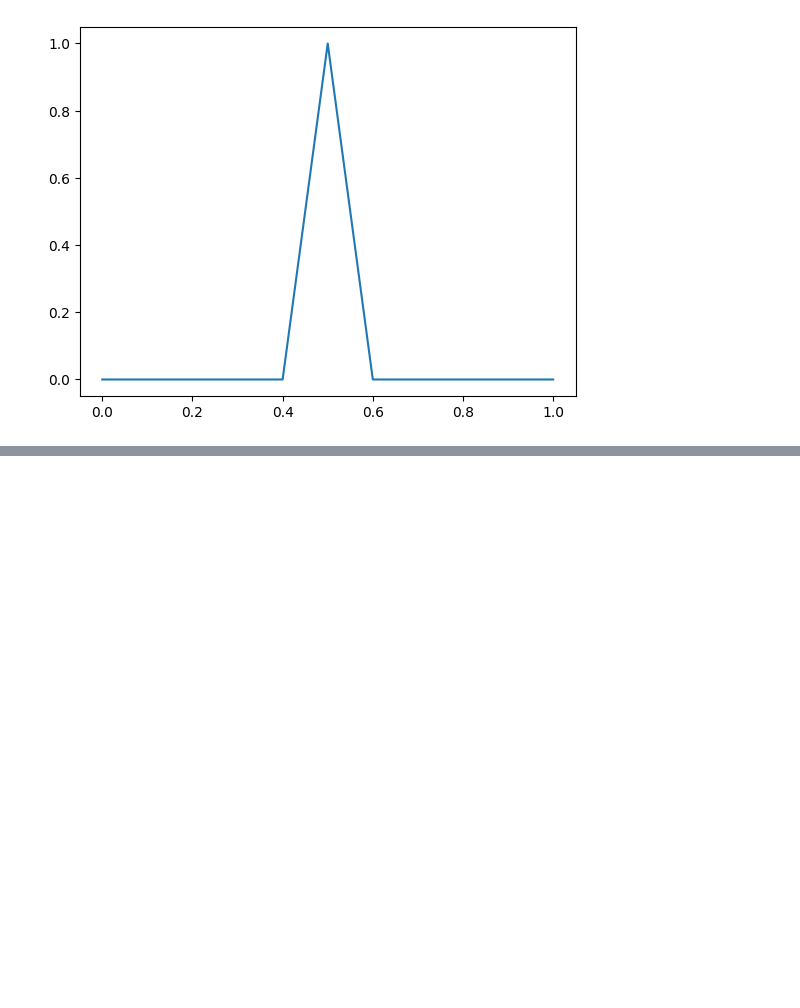
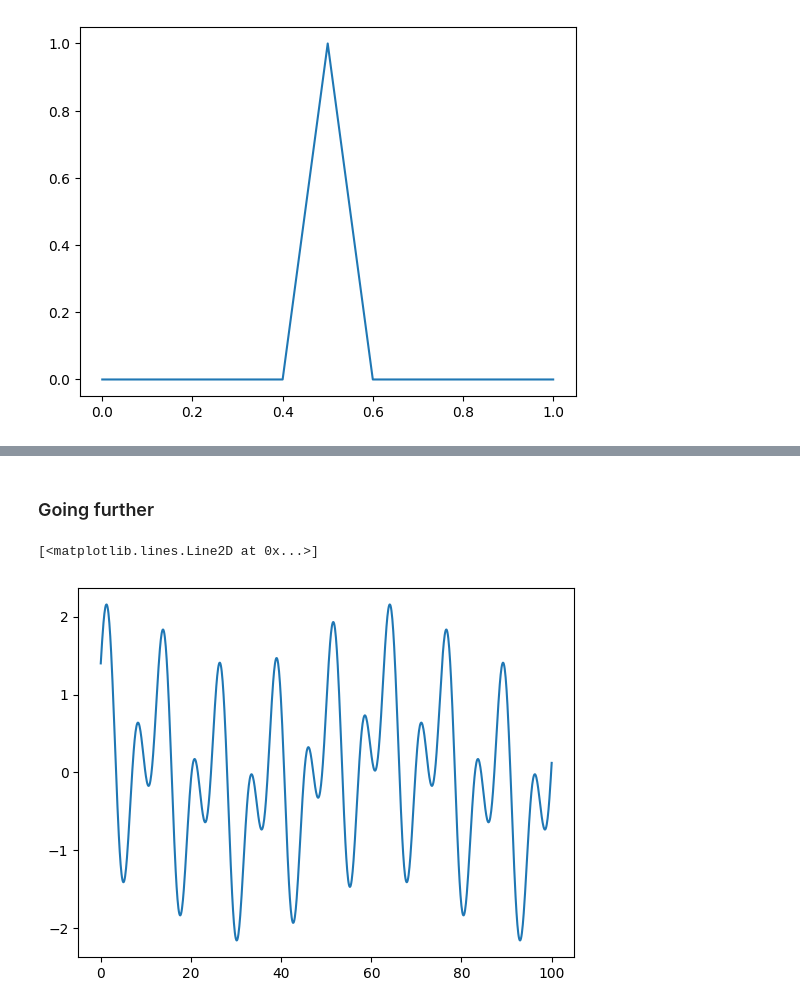
Before and after one commit to lmalms/sequence-learners, a Jupyter notebook: bikes/05_rnn.ipynb, the cells around one changed output, grey strips where cells are left out. Saved outputs shown, nothing was run; the diff lists cells and outputs as text; code cells hidden in the pictures; blank space fills up the shorter version.

```diff
--- a/bikes/05_rnn.ipynb
+++ b/bikes/05_rnn.ipynb
@@ -71,0 +166,14 @@ plt.plot(inputs, final_outputs.detach())
+# %% [markdown]
+### Going further
+# %%
+# Predict next value based on the last 10 values
+x_start, x_end = 0, 100
+n_samples = 1000
+noise = 0.0
+
+x = np.linspace(x_start, x_end, num=n_samples)
+y = np.sin(x) + np.cos(0.5 * x) + 0.4 * np.cos(0.1 * x)
+plt.plot(x, y)
+# %% [output]
+[<matplotlib.lines.Line2D at 0x...>]
+[figure, added]
```
Also changed, not shown: parts of 11 cells of this notebook.
